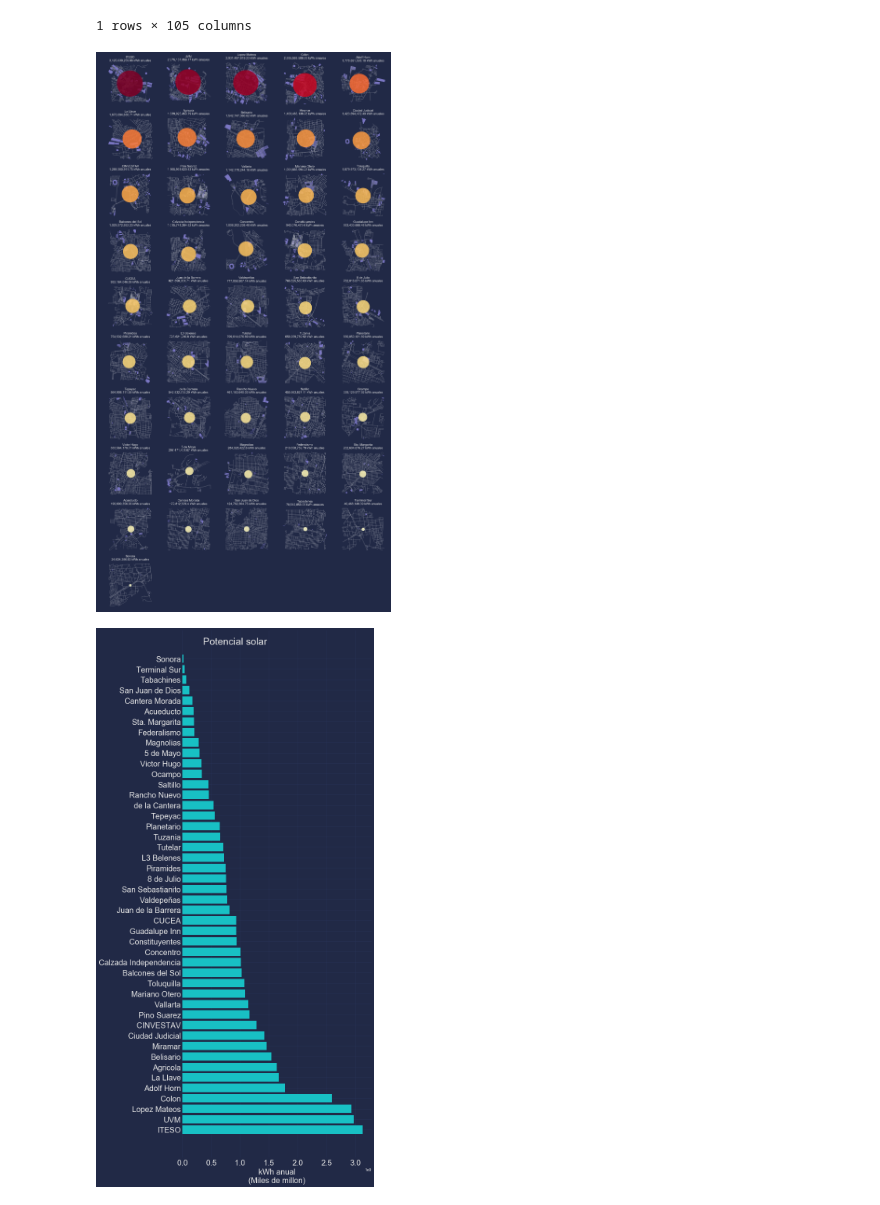
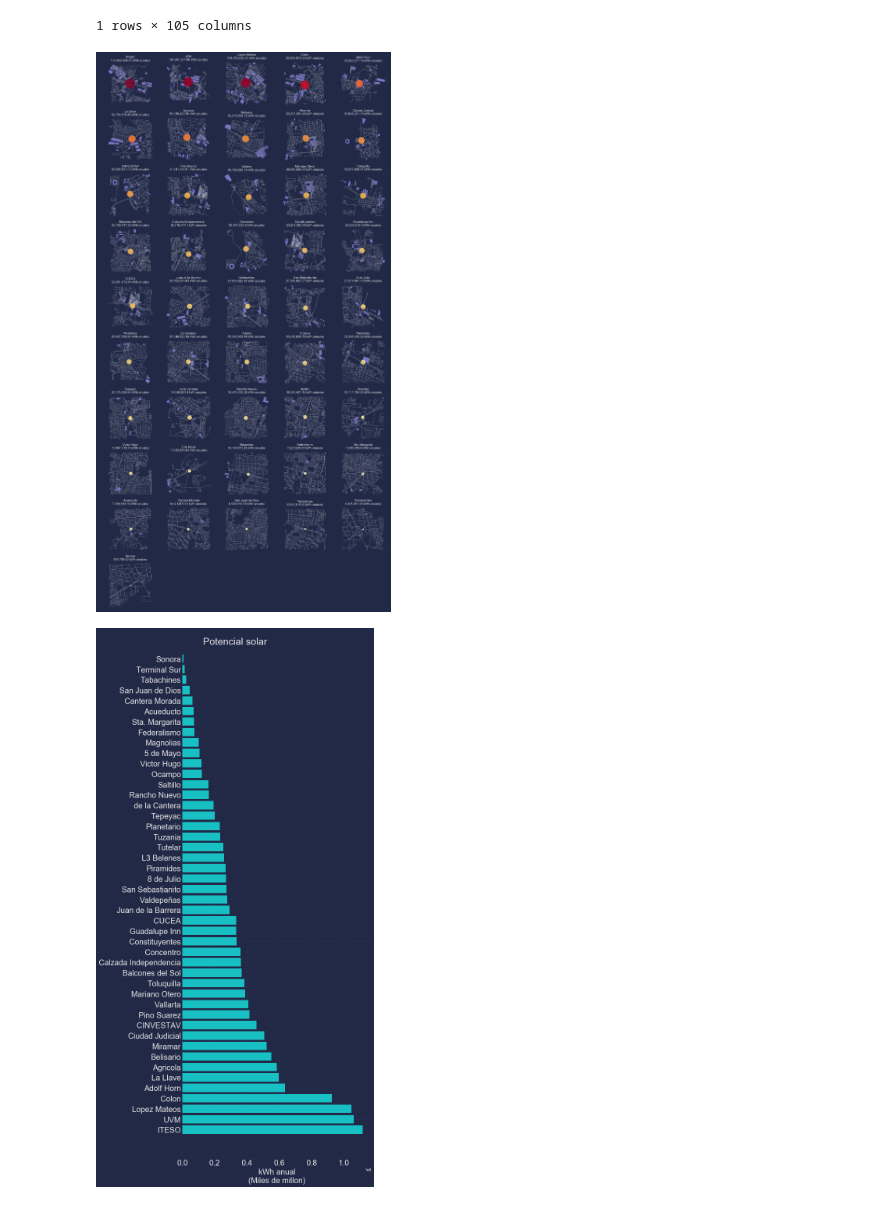
Before and after one commit to lac-analytics/gdlaire, a Jupyter notebook: notebooks/05-PotencialSolar.ipynb, the cells around one changed output. Saved outputs shown, nothing was run; the diff lists cells and outputs as text; code cells hidden in the pictures.

```diff
--- a/notebooks/05-PotencialSolar.ipynb
+++ b/notebooks/05-PotencialSolar.ipynb
@@ -14,7 +14,7 @@ if module_path not in sys.path:
 # %%
 plt.style.use('dark_background')
 colors = ['7A76C2', 'ff6e9c98', 'f62196', '18c0c4', 'f3907e', '66E9EC']
-potential = 6600 #Per roof median potential kWh AC/yr https://insights.sustainability.google/places/ChIJOwV0Q_qxKIQR7NCkjDwfR-k/solar
+potential = (6600/28) #Per roof median potential kWh AC/yr https://insights.sustainability.google/places/ChIJOwV0Q_qxKIQR7NCkjDwfR-k/solar
 dist = 1000 #Catchment area in sq m.
 # %%
 gdf_est = aqiGDL.gdf_from_db('estaciones_gdl','Estaciones')
@@ -66,20 +67,22 @@ gdf_.head(1)
 |  | unique_id | osmid | element_type | geometry | nodes | building | addr:city | addr:street | name | ... |
 | 0 | way/155165037 | 155165037 | way | POLYGON ((666559.024 2278988.474,... | [4868672036, 1742199653, 17421996... | retail | NaN | NaN | NaN | ... |
 1 rows × 105 columns
+# %%
+gdf_est_.sort_values('kWh_year',ascending=False,inplace=True)
 # %%
 fig, axes = plt.subplots(10,5,figsize = (25,50))
 for i, ax in zip(gdf_est_.index.tolist(), axes.flatten()):
     est = gdf_est.at[i,'Name']
     gdf_[gdf_['Estacion'] == est].plot(ax=ax, color='#7A76C2', zorder=2)
     edges[edges['Estacion'] == est].plot(ax=ax, color='w', zorder=1, alpha=0.25, linewidth=1)
-    gdf_est_[gdf_est_['Name'] == est].plot(ax=ax, column ='kWh_year', cmap='YlOrRd', markersize=gdf_est_[gdf_est_['Name'] == est]['kWh_year']/190000, alpha=0.85, zorder=3, vmin=gdf_est_['kWh_year'].min(), vmax=gdf_est_['kWh_year'].max())
+    gdf_est_[gdf_est_['Name'] == est].plot(ax=ax, column ='kWh_year', cmap='YlOrRd', markersize=gdf_est_[gdf_est_['Name'] == est]['kWh_year']/50000, alpha=0.85, zorder=3, vmin=gdf_est_['kWh_year'].min(), vmax=gdf_est_['kWh_year'].max())
     ax.set_title('{}\n{:,} kWh anuales'.format(est.split(' ',maxsplit=1)[1], round(gdf_est_[gdf_est_['Name'] == est]['kWh_year'].values[0],2)), fontsize=15)
     ax.axis('off')
 for ax in axes.flatten()[46:]:
     ax.set_visible(False)
 plt.savefig('../output/figures/potencial_solar/PotencialEstaciones_Mapa.png',dpi=300)
 # %% [output]
-[figure, old version]
+[figure, new version]
 # %%
 plt.style.use('https://github.com/dhaitz/matplotlib-stylesheets/raw/master/pitayasmoothie-dark.mplstyle')
 fig, ax = plt.subplots(1,1,figsize=(10,20))
@@ -90,4 +93,4 @@ fig.suptitle('Potencial solar',fontsize=25)
 fig.tight_layout()
 plt.savefig('../output/figures/potencial_solar/PotencialEstaciones.png',dpi=300)
 # %% [output]
-[figure, old version]
+[figure, new version]
```
Also changed, not shown: parts of 1 cell of this notebook, 5 other files.
